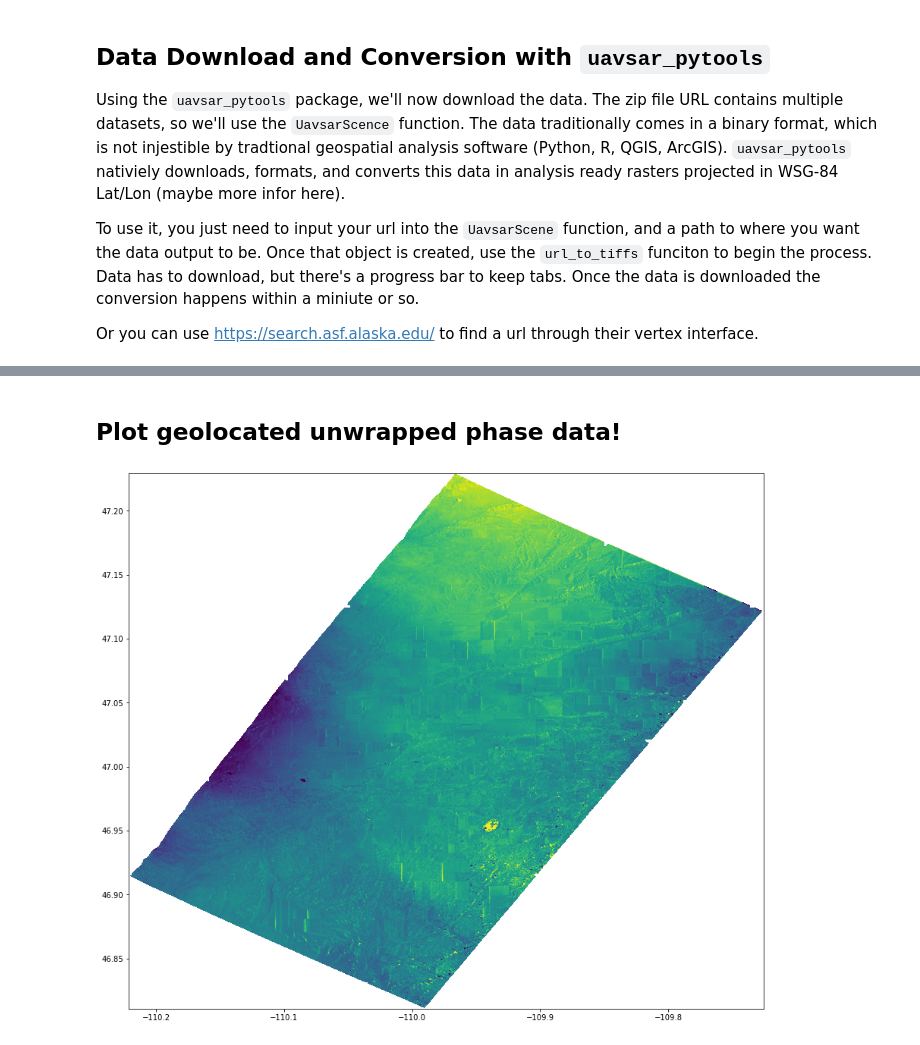
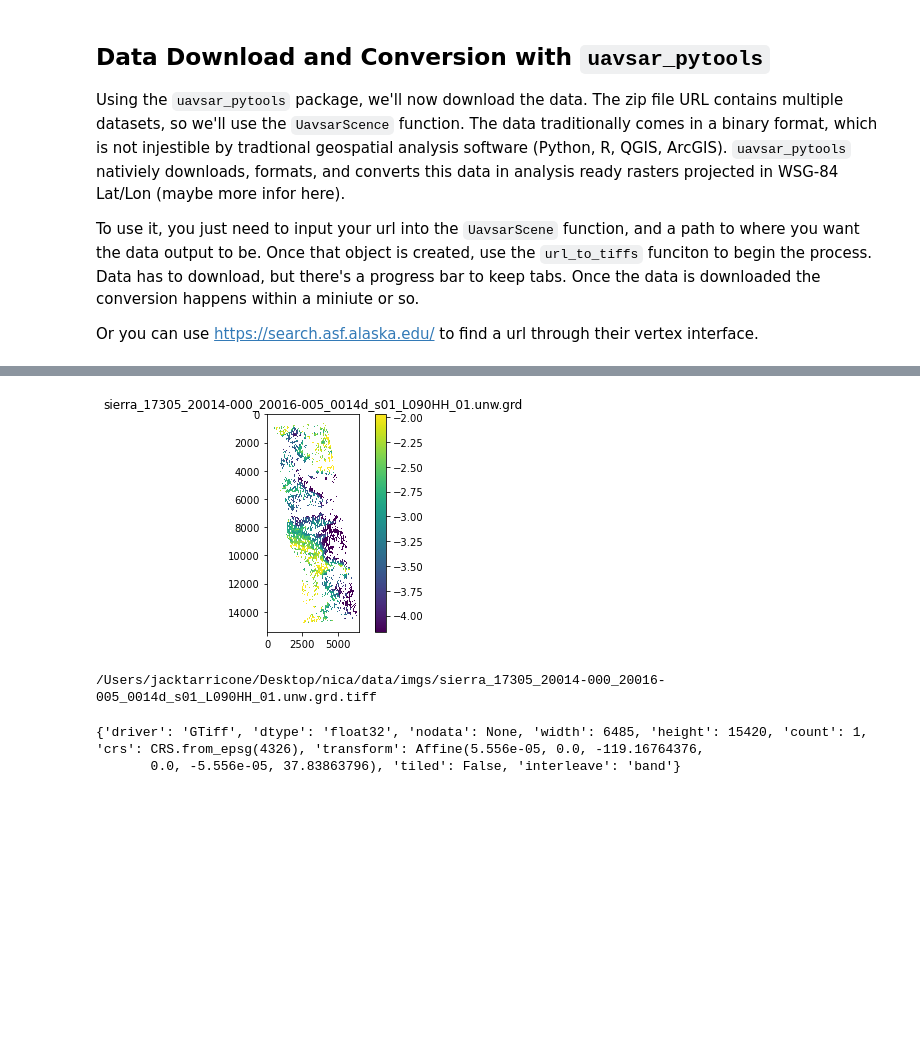
Before and after one commit to snowex-hackweek/website-2022, a Jupyter notebook: book/tutorials/sar/uavsar_2022.ipynb, the cells around one changed output, grey strips where cells are left out. Drawn from its saved outputs; the diff is of its cells as text; code cells hidden in the pictures; blank space fills up the shorter version.

```diff
--- a/book/tutorials/sar/uavsar_2022.ipynb
+++ b/book/tutorials/sar/uavsar_2022.ipynb
@@ -127,8 +96,23 @@ Ignore error message: Unable to compute bounds. It is related
-# %% [markdown]
-## Plot geolocated unwrapped phase data!
-# %%
-with rio.open(geolocated_data[0]) as src:
-    plt.subplots(1, figsize=(15, 15))
-    show(src, vmin = -3, vmax = 3) # read second band of unw files
-# %% [output]
-[figure, removed]
+# %%
+# define outpout dir and list files
+from uavsar_pytools import UavsarImage
+os.chdir('/Users/jacktarricone/Desktop/nica/')
+single_url = 'https://unzip.asf.alaska.edu/INTERFEROMETRY_GRD/UA/sierra_17305_20014-000_20016-005_0014d_s01_L090_01_int_grd.zip/sierra_17305_20014-000_20016-005_0014d_s01_L090HH_01.unw.grd'
+image = UavsarImage(url = single_url, work_dir = './data/imgs/')
+image.url_to_tiff()
+# %% [output]
+[figure, added]
+# %%
+# unwrapped phase
+for unw in glob.glob("/Users/jacktarricone/Desktop/nica/data/imgs/sierra_17305_20014-000_20016-005_0014d_s01_L090HH_01.unw.grd.tiff"):
+    print(unw)
+# %% [output]
+/Users/jacktarricone/Desktop/nica/data/imgs/sierra_17305_20014-000_20016-005_0014d_s01_L090HH_01.unw.grd.tiff
+# %%
+# open raster and inspect meta data
+unw_rast = rio.open(unw)
+meta_data = unw_rast.profile
+print(meta_data)
+# %% [output]
+{'driver': 'GTiff', 'dtype': 'float32', 'nodata': None, 'width': 6485, 'height': 15420, 'count': 1, 'crs': CRS.from_epsg(4326), 'transform': Affine(5.556e-05, 0.0, -119.16764376,
+       0.0, -5.556e-05, 37.83863796), 'tiled': False, 'interleave': 'band'}
```
Also changed, not shown: parts of 8 cells of this notebook.
